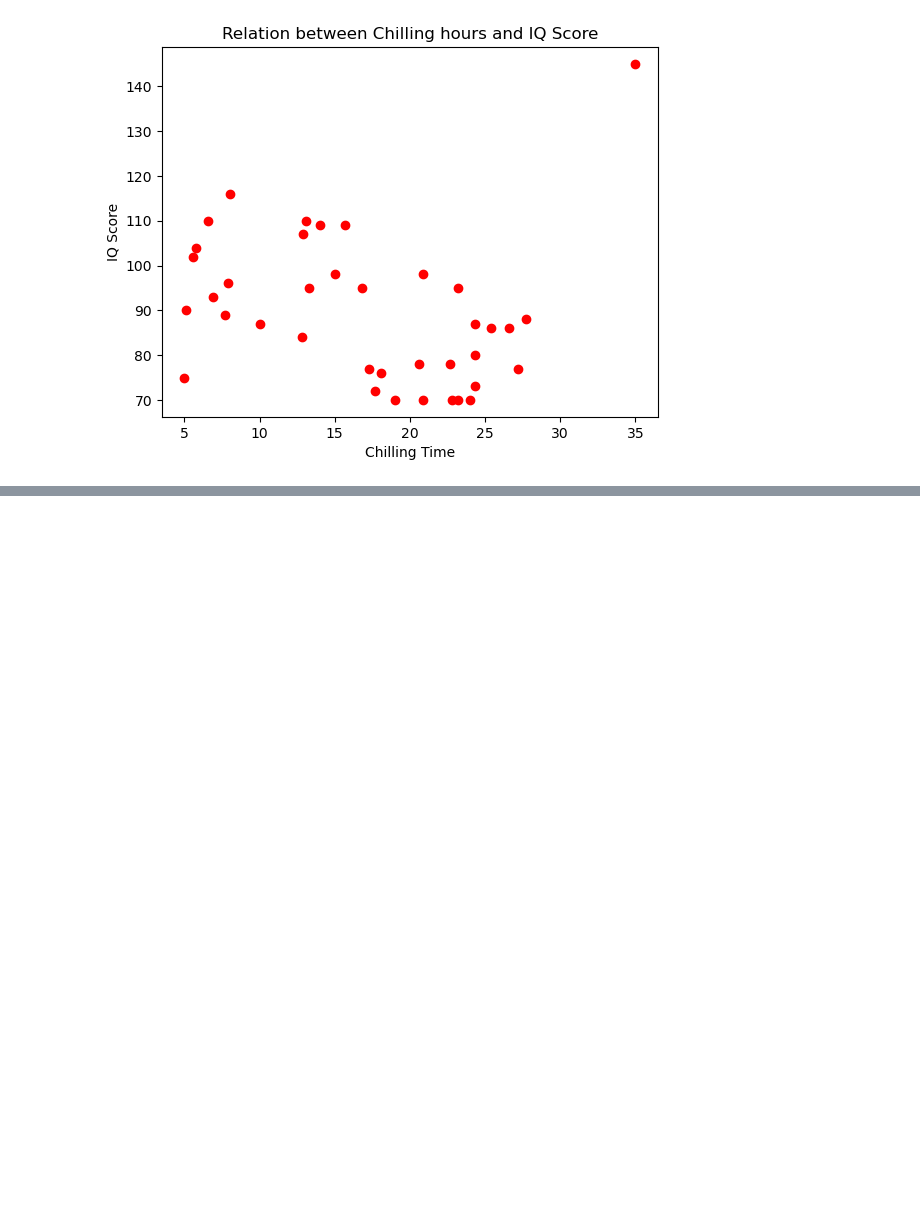
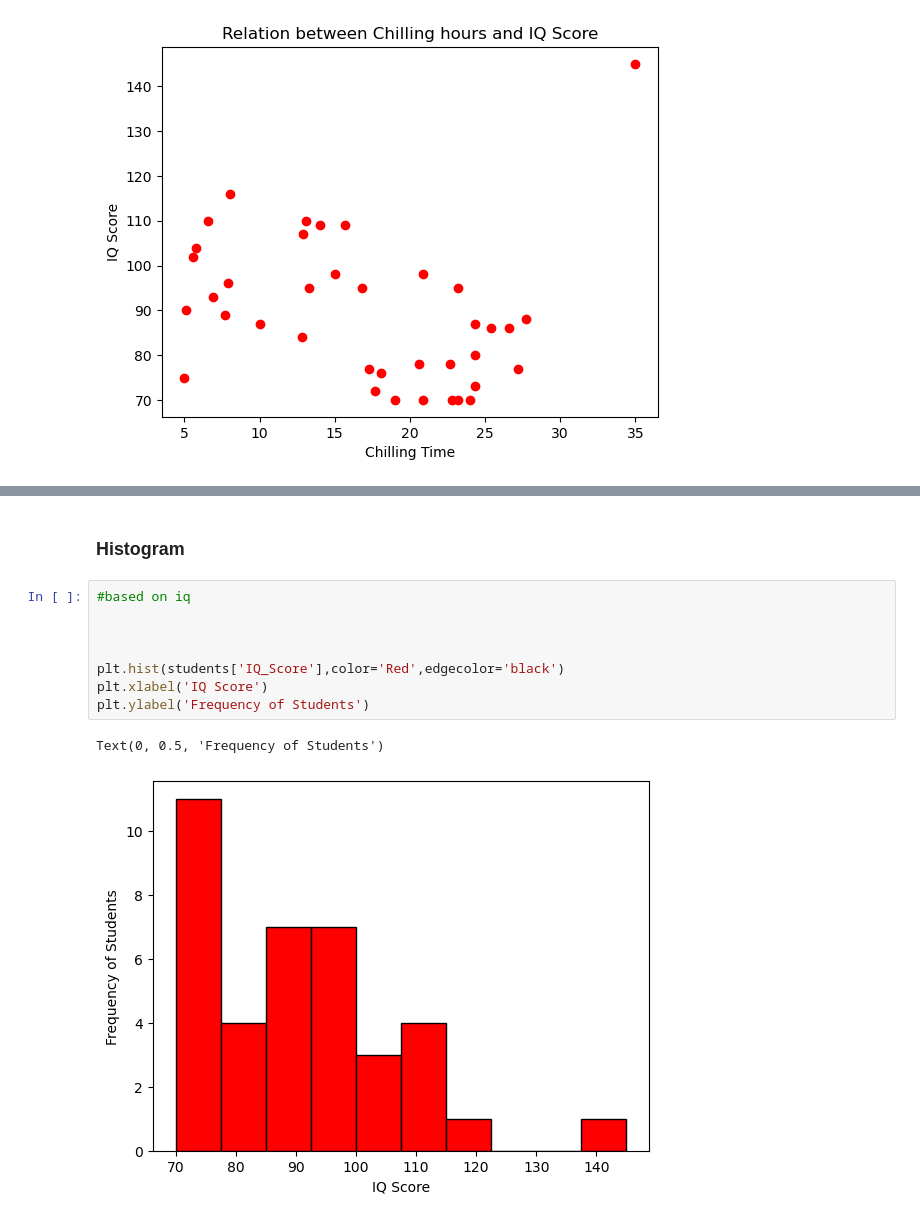
Before and after one commit to nafijur-rahaman/Data-Analysis-With-Python, a Jupyter notebook: Matplotlib/basic.ipynb, the cells around one changed output, grey strips where cells are left out. Saved outputs shown, nothing was run; the diff lists cells and outputs as text; blank space fills up the shorter version.

Commit message:
histogram

```diff
--- a/Matplotlib/basic.ipynb
+++ b/Matplotlib/basic.ipynb
@@ -93,0 +103,13 @@ plt.scatter(students['Chilling_Hours'] , students['IQ_Score'],marker='o',color='
+# %% [markdown]
+### Histogram
+# %%
+#based on iq
+
+
+
+plt.hist(students['IQ_Score'],color='Red',edgecolor='black')
+plt.xlabel('IQ Score')
+plt.ylabel('Frequency of Students')
+# %% [output]
+Text(0, 0.5, 'Frequency of Students')
+[figure, added]
```
Also changed, not shown: parts of 2 cells of this notebook.
